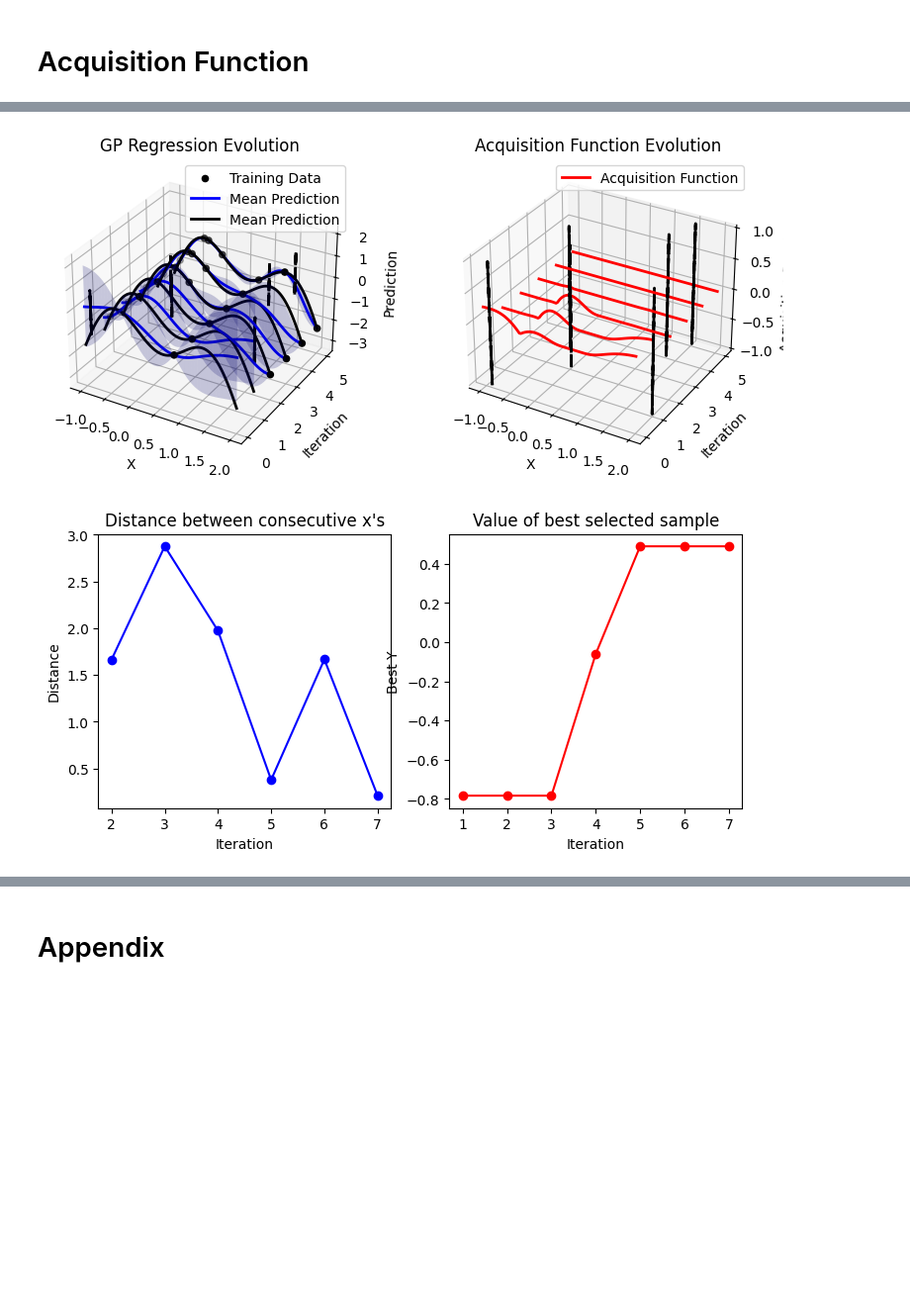
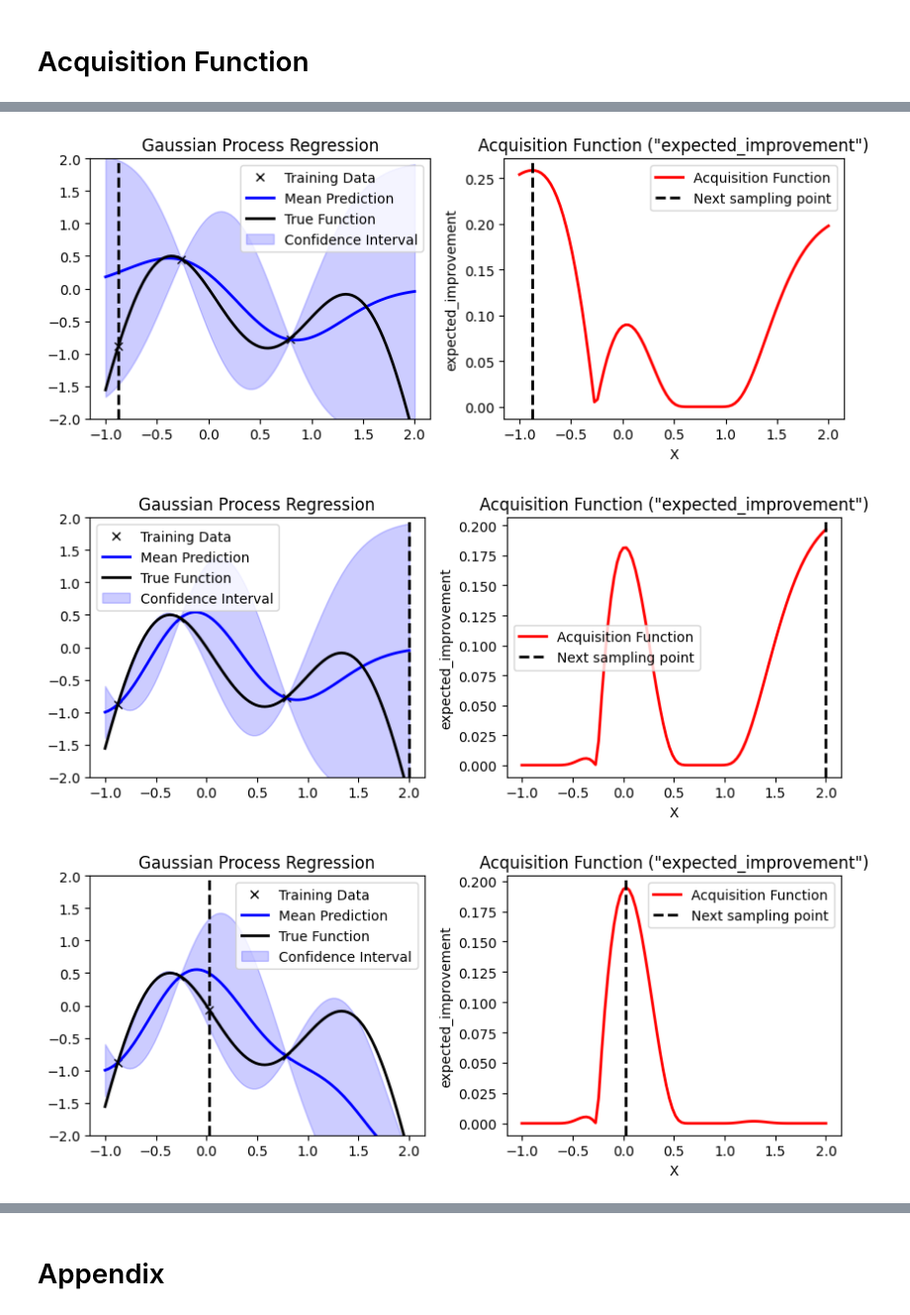
Before and after one commit to CyrusLiu20/Tutorial-Gaussian-Process-Regression, a Jupyter notebook: Tutorial_Bayesian_Optimization.ipynb, the cells around one changed output, grey strips where cells are left out. Shown at 99% size. Drawn from its saved outputs; the diff is of its cells as text; code cells hidden in the pictures; blank space fills up the shorter version.

```diff
--- a/Tutorial_Bayesian_Optimization.ipynb
+++ b/Tutorial_Bayesian_Optimization.ipynb
@@ -534,25 +533,26 @@ class BayesianOptimization:
 # %%
 def pipeline(name="expected_improvement", iter=6, insight=False):
     np.random.seed(12345678)
     n_samples = 2
     bounds = np.array([[-1, 2]])
     X_train, y_train = generate_data(black_box_function=black_box_function, range = [bounds[:,0],bounds[:,1]], n_samples=n_samples,noise=0.01)
     noise = 0.01
     gpr = GaussianProcessRegression(length_scale=0.5)
     gpr.fit(X_train=X_train,y_train=y_train)
     acquisition_function = AcquisitionFunction()
     expected_improvement = acquisition_function.get_function(name=name)
 
     bayesian_optimization = BayesianOptimization(black_box_function=black_box_function, gpr=gpr, acquisition_function=expected_improvement,
                                                  bounds=bounds, noise=noise, name=name)
     bayesian_optimization.optimize(iter=iter,insight=insight)
 
 
 if __name__ == "__main__":
     name = "expected_improvement"
     iter = 6
-    insight = False
+    insight = True
     pipeline(name=name,iter=iter, insight=insight)
 # %% [output]
-[figure, old version]
+[figure, new version]
-[figure, old version]
+[figure, new version]
+[figure, added]
```
Also changed, not shown: parts of 6 cells of this notebook.
